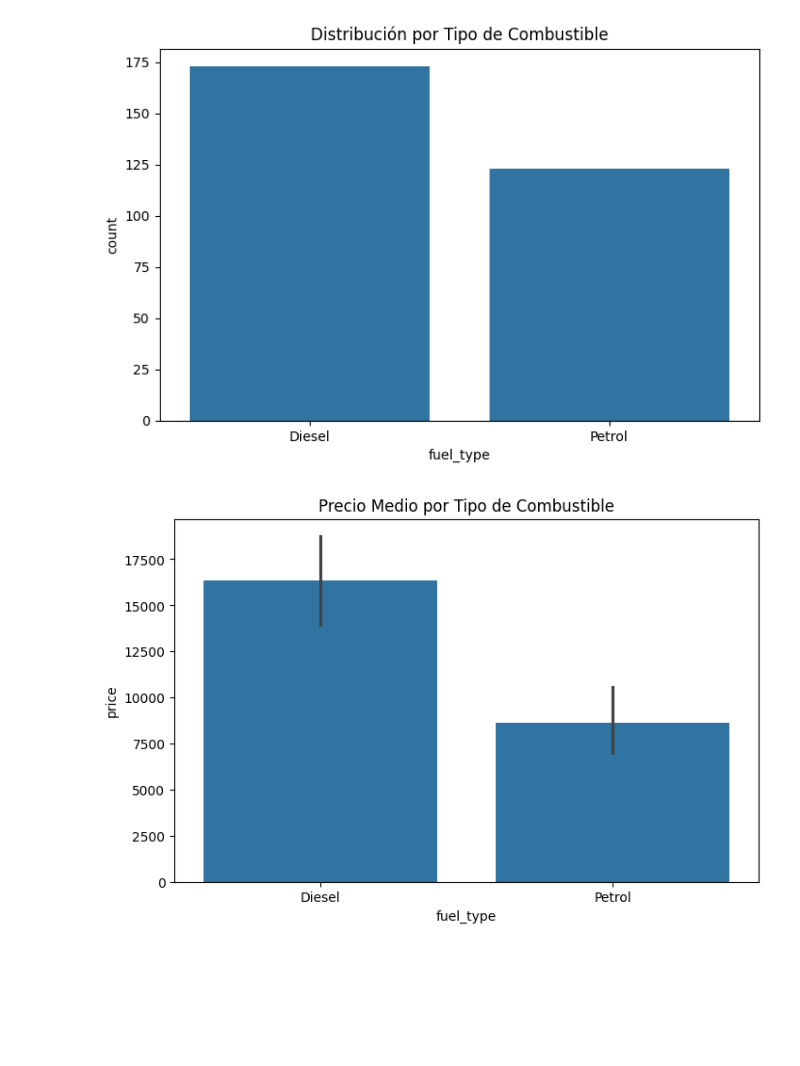
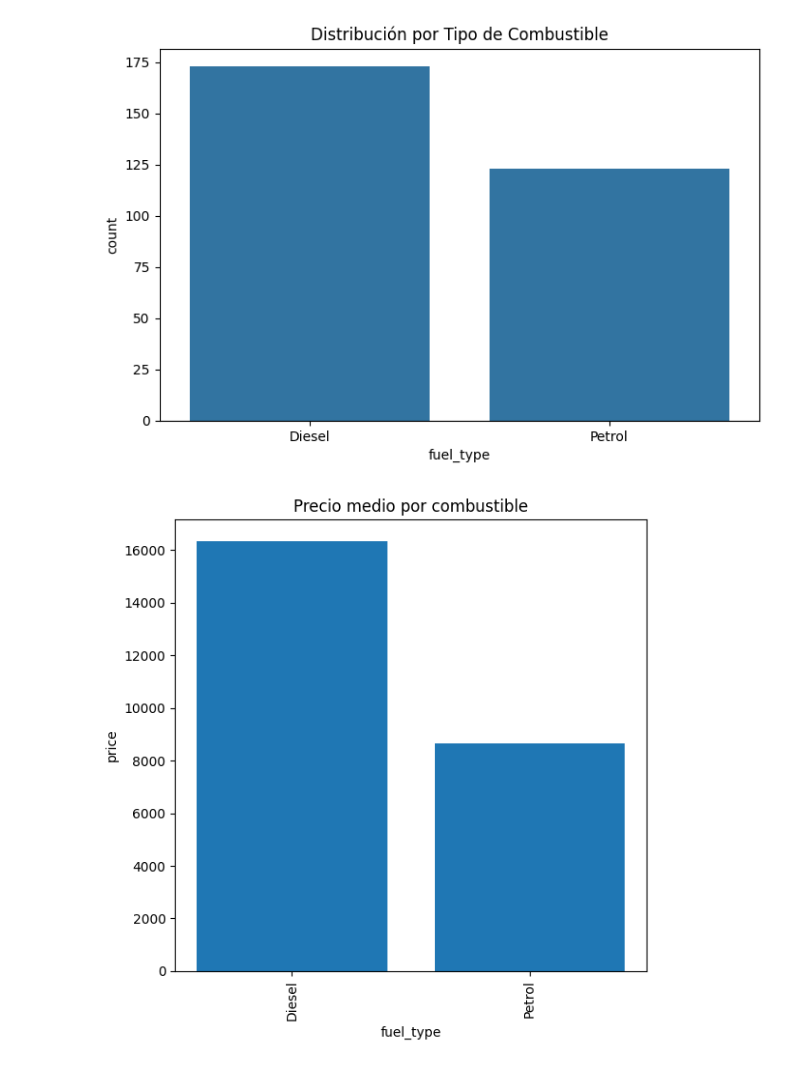
Before and after one commit to Davidgpicazo/used-cars-price-eda, a Jupyter notebook: notebooks/03_eda.ipynb, the cells around one changed output. Saved outputs shown, nothing was run; the diff lists cells and outputs as text; code cells hidden in the pictures; blank space fills up the shorter version.

```diff
--- a/notebooks/03_eda.ipynb
+++ b/notebooks/03_eda.ipynb
@@ -5,7 +5,7 @@ import seaborn as sns
 import numpy as np
 # %%
 # Lectura del dataset limpio
-df_cars = pd.read_csv("./data/carlistings_limpio.csv")
+df_cars = pd.read_csv("../data/carlistings_limpio.csv")
 # %% [markdown]
 # 3. Visualización
 
@@ -150,10 +154,17 @@ plt.show()
 # %% [output]
 [figure]
-# %%
-plt.figure(figsize=(8,5))
-sns.barplot(data=df_cars, x='fuel_type', y='price')
-plt.title('Precio Medio por Tipo de Combustible')
-plt.xticks(rotation=0)
-plt.show()
-# %% [output]
-[figure, removed]
+# %%
+fuel_price = df_cars.groupby("fuel_type")["price"].mean().sort_values(ascending = False)
+
+plt.figure(figsize=(6,6))
+plt.bar(fuel_price.index, fuel_price.values)
+plt.title("Precio medio por combustible")
+plt.xlabel("fuel_type")
+plt.ylabel("price")
+plt.xticks(rotation=90)
+plt.tight_layout()
+plt.show()
+
+    # Se observa como los coches de Diesel son más caros que los de gasolina
+# %% [output]
+[figure, added]
```
Also changed, not shown: parts of 2 cells of this notebook.
